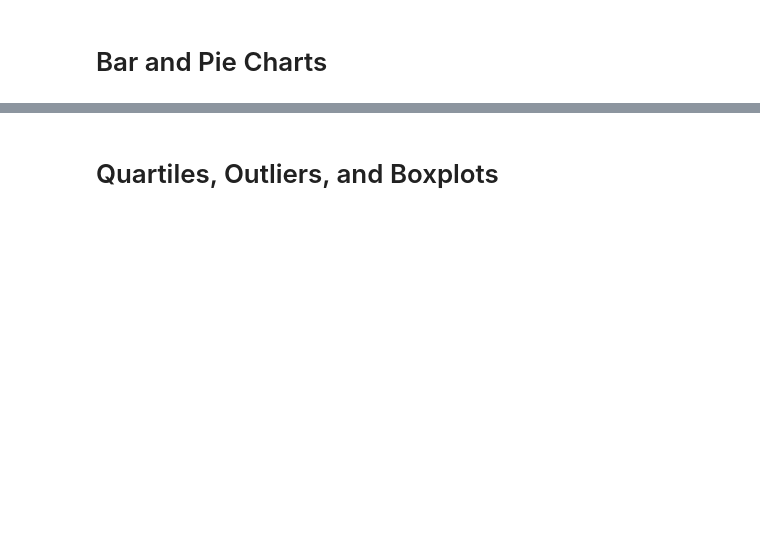
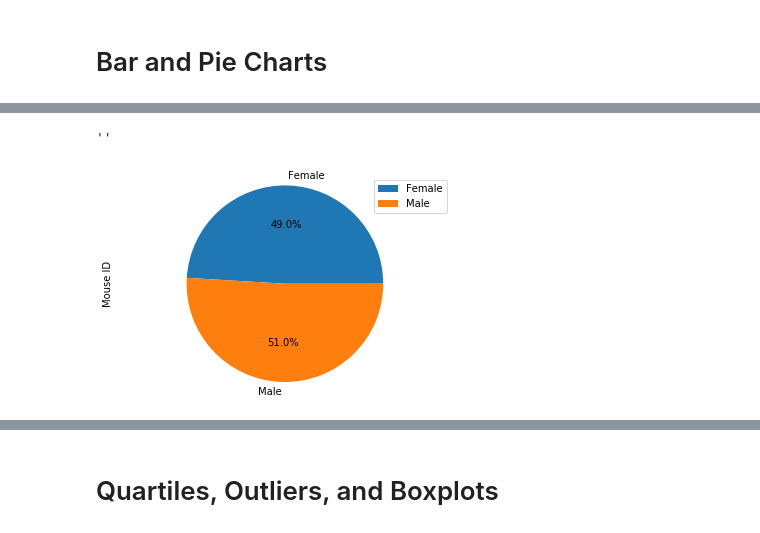
Before and after one commit to brianroberts778/Matplotlib_cancer_treatment_study, a Jupyter notebook: Pymaceuticals_Capomulin_Study.ipynb, the cells around one changed output, grey strips where cells are left out. Cells and saved outputs as stored; diff of their text form; code cells hidden in the pictures; blank space fills up the shorter version.

```diff
--- a/Pymaceuticals_Capomulin_Study.ipynb
+++ b/Pymaceuticals_Capomulin_Study.ipynb
@@ -127,4 +170,12 @@ group_drugs = pd.DataFrame(mouse_and_study.groupby(['Drug Regimen']).count()).re
 # %%
 # Generate a pie plot showing the distribution of female versus male mice using pandas
+tot_mouse_sex = mouse_and_study.groupby('Sex')['Mouse ID'].count()
+tot_mouse_sex.plot(kind='pie',autopct='%1.1f%%')
+legend_s = tot_mouse_sex.index
+plt.legend(legend_s,loc="best")
+plt.axis("equal");
+# %% [output]
+''
+[figure, added]
 # %%
 # Generate a pie plot showing the distribution of female versus male mice using pyplot
```
Also changed, not shown: parts of 12 cells of this notebook.
